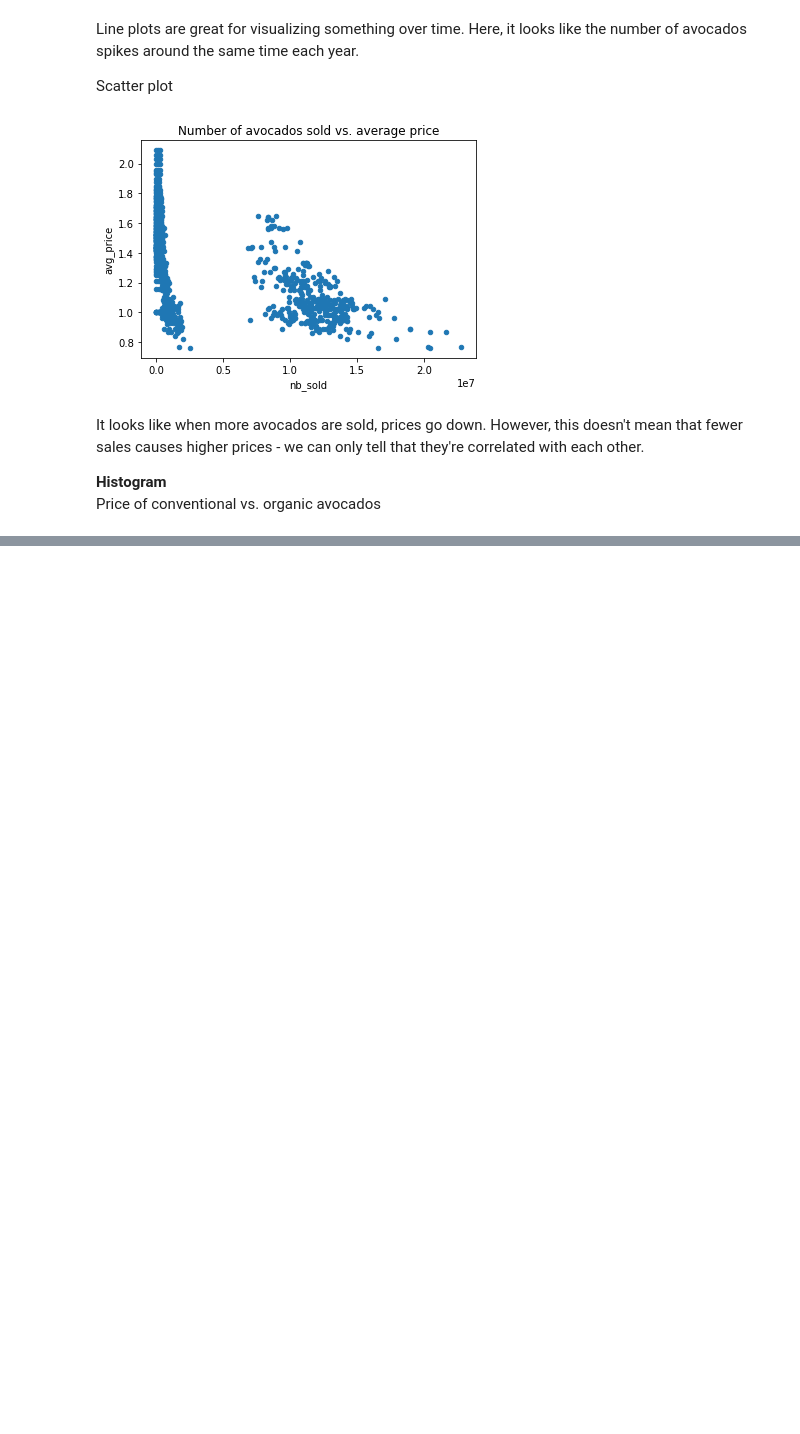
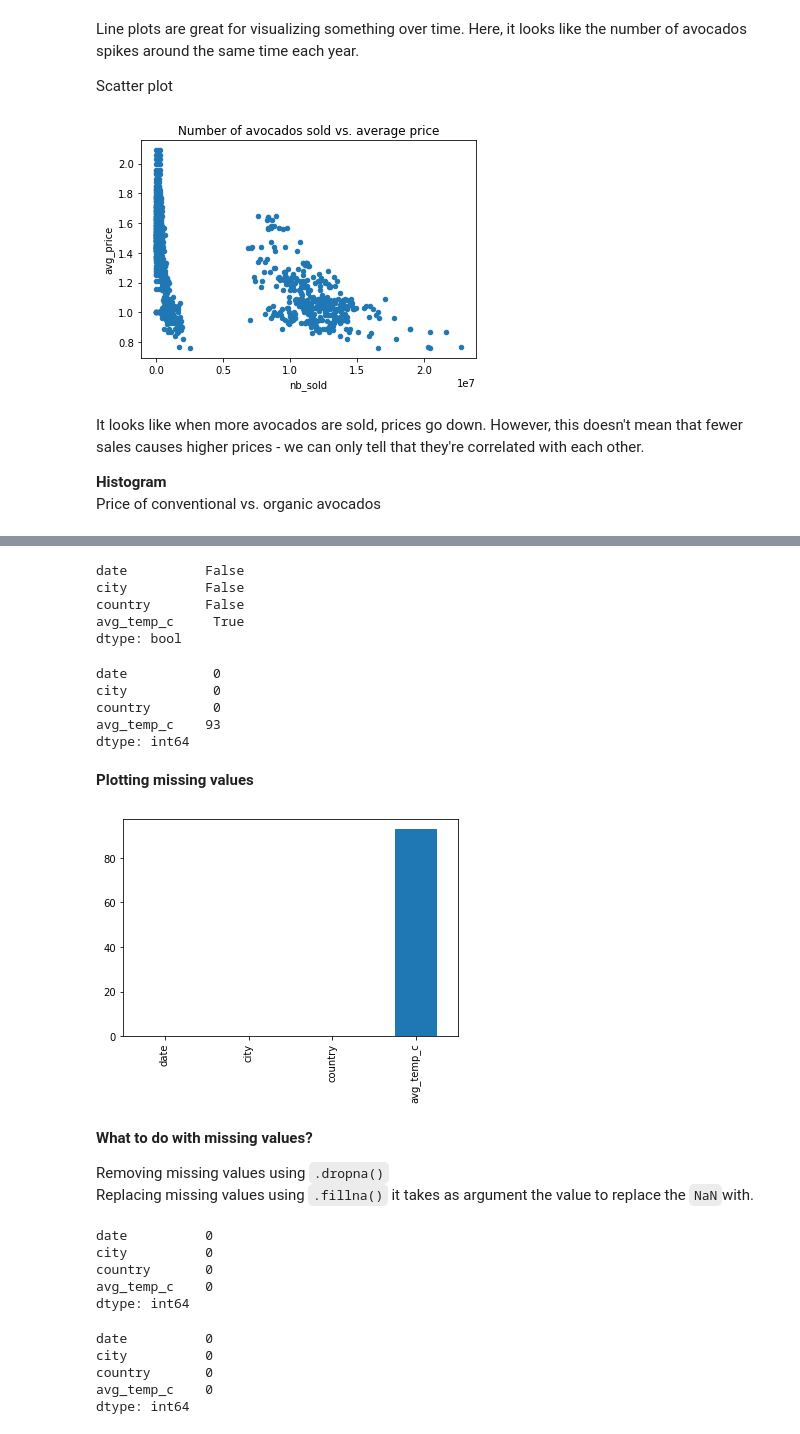
Before and after one commit to flyin01/dc, a Jupyter notebook: data_manipulation_w_pandas.ipynb, the cells around one changed output, grey strips where cells are left out. Drawn from its saved outputs; the diff is of its cells as text; code cells hidden in the pictures; blank space fills up the shorter version.

Commit message:
added handling of missing values

```diff
--- a/data_manipulation_w_pandas.ipynb
+++ b/data_manipulation_w_pandas.ipynb
@@ -2248,0 +2290,48 @@ We can see that on average, organic avocados are more expensive than conventiona
+# %%
+temperatures.isna().any()
+# %% [output]
+date          False
+city          False
+country       False
+avg_temp_c     True
+dtype: bool
+# %%
+temperatures.isna().sum()
+# %% [output]
+date           0
+city           0
+country        0
+avg_temp_c    93
+dtype: int64
+# %% [markdown]
+**Plotting missing values**
+# %%
+temperatures.isna().sum().plot(kind="bar")
+plt.show()
+# %% [output]
+[figure, added]
+# %% [markdown]
+**What to do with missing values?**
+
+Removing missing values using `.dropna()`
+Replacing missing values using `.fillna()` it takes as argument the value to replace the `NaN`with.
+# %%
+# drop na values
+temperatures_cleaned = temperatures.dropna()
+temperatures_cleaned.isna().sum()
+# %% [output]
+date          0
+city          0
+country       0
+avg_temp_c    0
+dtype: int64
+# %%
+# drop na values
+temperatures_replaced = temperatures.fillna(0)
+temperatures_replaced.isna().sum()
+# %% [output]
+date          0
+city          0
+country       0
+avg_temp_c    0
+dtype: int64
```
Also changed, not shown: parts of 8 cells of this notebook.
